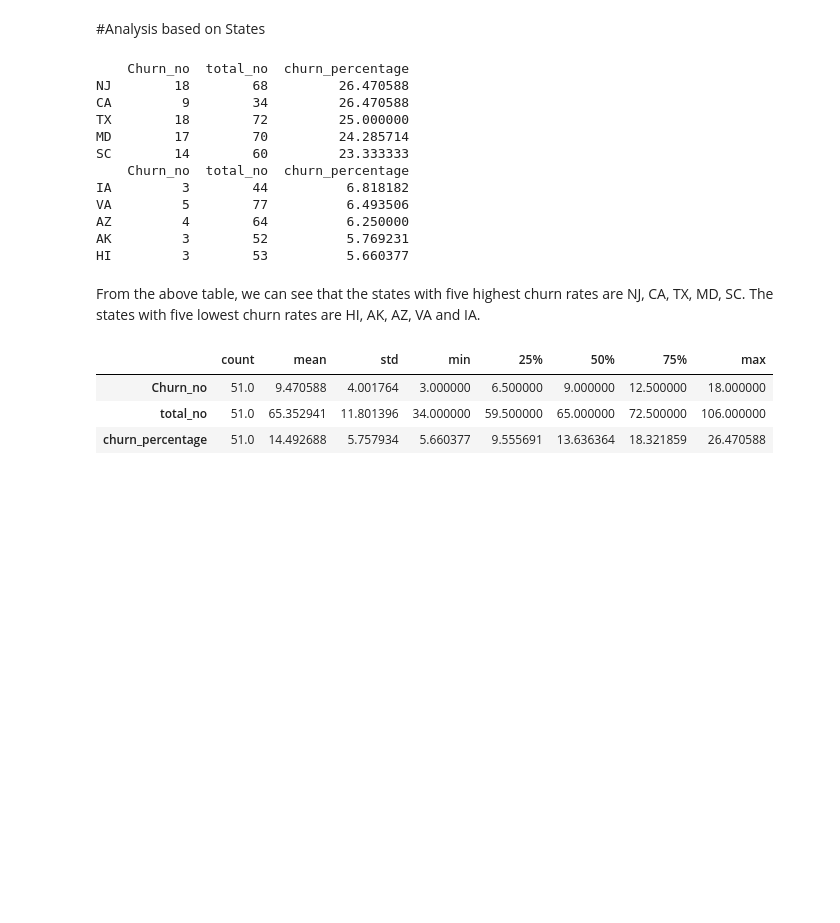
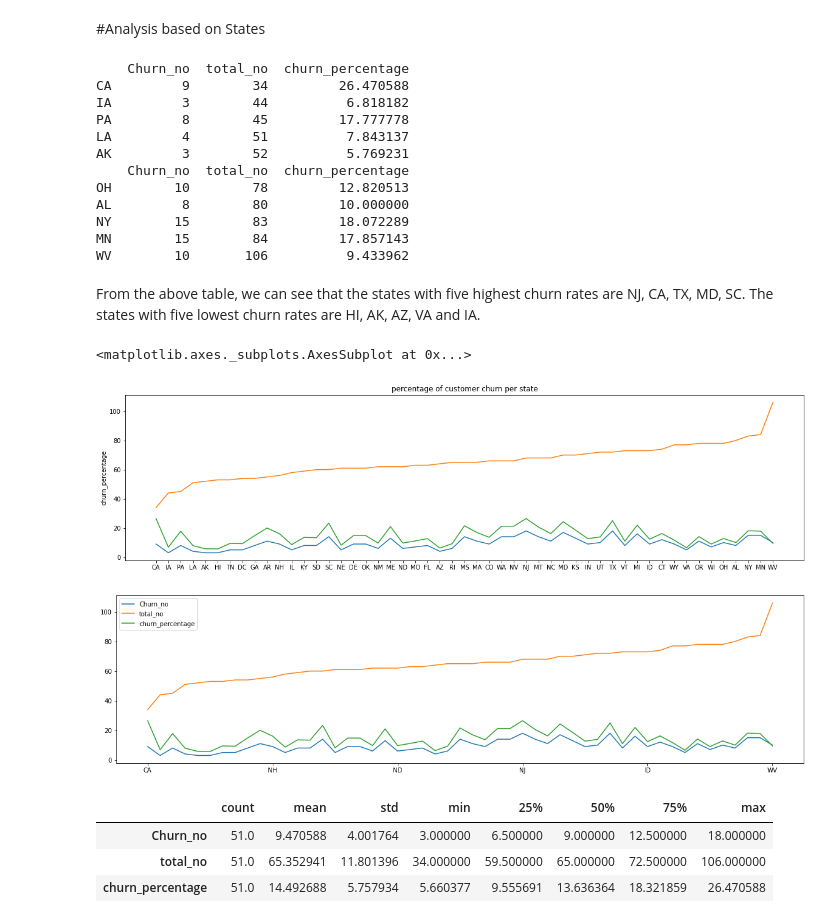
Before and after one commit to Ashvin-Vargez/Telecom-Churn-Analysis-EDA-Project-, a Jupyter notebook: eda_Telecom_Churn_Analysis_Capstone_Project.ipynb, the cells around one changed output. Drawn from its saved outputs; the diff is of its cells as text; code cells hidden in the pictures; blank space fills up the shorter version.

Commit message:
created visualization of churn percentage per states

```diff
--- a/eda_Telecom_Churn_Analysis_Capstone_Project.ipynb
+++ b/eda_Telecom_Churn_Analysis_Capstone_Project.ipynb
@@ -225,26 +225,39 @@ churn_state = pd.DataFrame(df_churn['State'].value_counts())
 total_state = pd.DataFrame(df_tel['State'].value_counts())
 state_percent = pd.merge(churn_state, total_state, how = 'inner', left_index=True, right_index=True )
 state_percent['churn_percentage'] = (state_percent['State_x']/state_percent['State_y'])*100
-state_percent = state_percent.sort_values('churn_percentage', ascending = False)
 state_percent.rename( columns = {'State_x':'Churn_no', 'State_y':'total_no'}, inplace = True)
+state_percent = state_percent.sort_values('total_no', ascending = True)
+
 print(state_percent.head())
 print(state_percent.tail())
 # %% [output]
     Churn_no  total_no  churn_percentage
-NJ        18        68         26.470588
 CA         9        34         26.470588
-TX        18        72         25.000000
-MD        17        70         24.285714
-SC        14        60         23.333333
+IA         3        44          6.818182
+PA         8        45         17.777778
+LA         4        51          7.843137
+AK         3        52          5.769231
     Churn_no  total_no  churn_percentage
-IA         3        44          6.818182
-VA         5        77          6.493506
-AZ         4        64          6.250000
-AK         3        52          5.769231
-HI         3        53          5.660377
+OH        10        78         12.820513
+AL         8        80         10.000000
+NY        15        83         18.072289
+MN        15        84         17.857143
+WV        10       106          9.433962
 # %% [markdown]
 From the above table, we can see that the states with five highest churn rates are NJ, CA, TX, MD, SC.
 The states with five lowest churn rates are HI, AK, AZ, VA and IA.
+# %%
+# creating a plot for churn percentage
+plt.rcParams['figure.figsize'] = (20, 5) # setting parameters
+# %%
+plt.plot(state_percent)
+plt.title('percentage of customer churn per state')
+plt.ylabel('churn_percentage')
+state_percent.plot(use_index=True)
+# %% [output]
+<matplotlib.axes._subplots.AxesSubplot at 0x...>
+[figure, added]
+[figure, added]
 # %%
 # checking quick statistics
 state_percent.describe().transpose()
```
